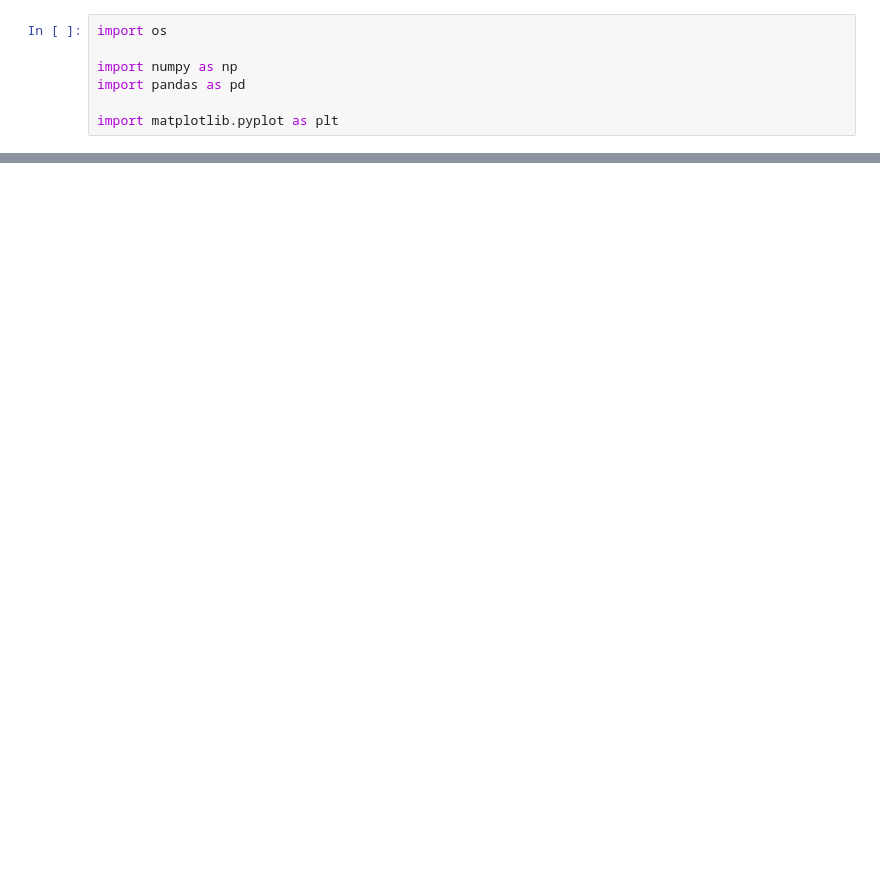
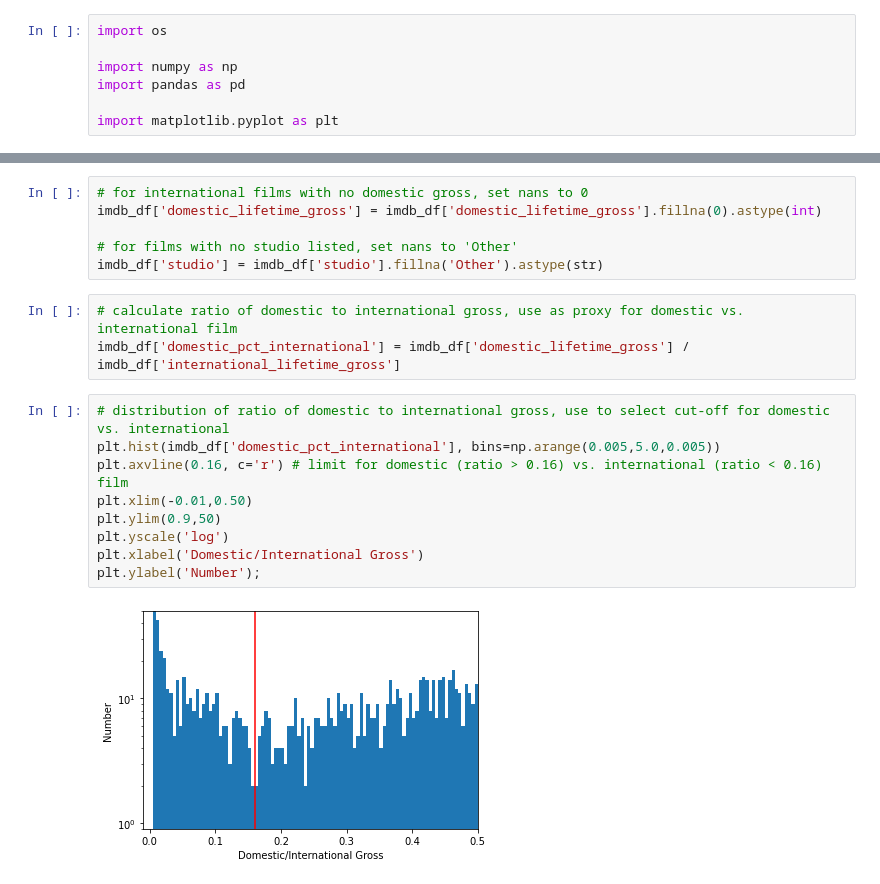
Before and after one commit to hmlewis-astro/imdb_movie_gross, a Jupyter notebook: eda_imdb.ipynb, the cells around one changed output, grey strips where cells are left out. Cells and saved outputs as stored; diff of their text form; blank space fills up the shorter version.

```diff
--- a/eda_imdb.ipynb
+++ b/eda_imdb.ipynb
@@ -32,0 +62,20 @@ imdb_df
+# %%
+# for international films with no domestic gross, set nans to 0
+imdb_df['domestic_lifetime_gross'] = imdb_df['domestic_lifetime_gross'].fillna(0).astype(int)
+
+# for films with no studio listed, set nans to 'Other'
+imdb_df['studio'] = imdb_df['studio'].fillna('Other').astype(str)
+# %%
+# calculate ratio of domestic to international gross, use as proxy for domestic vs. international film
+imdb_df['domestic_pct_international'] = imdb_df['domestic_lifetime_gross'] / imdb_df['international_lifetime_gross']
+# %%
+# distribution of ratio of domestic to international gross, use to select cut-off for domestic vs. international
+plt.hist(imdb_df['domestic_pct_international'], bins=np.arange(0.005,5.0,0.005))
+plt.axvline(0.16, c='r') # limit for domestic (ratio > 0.16) vs. international (ratio < 0.16) film
+plt.xlim(-0.01,0.50)
+plt.ylim(0.9,50)
+plt.yscale('log')
+plt.xlabel('Domestic/International Gross')
+plt.ylabel('Number');
+# %% [output]
+[figure, added]
```
Also changed, not shown: parts of 28 cells of this notebook, 1 other file.
